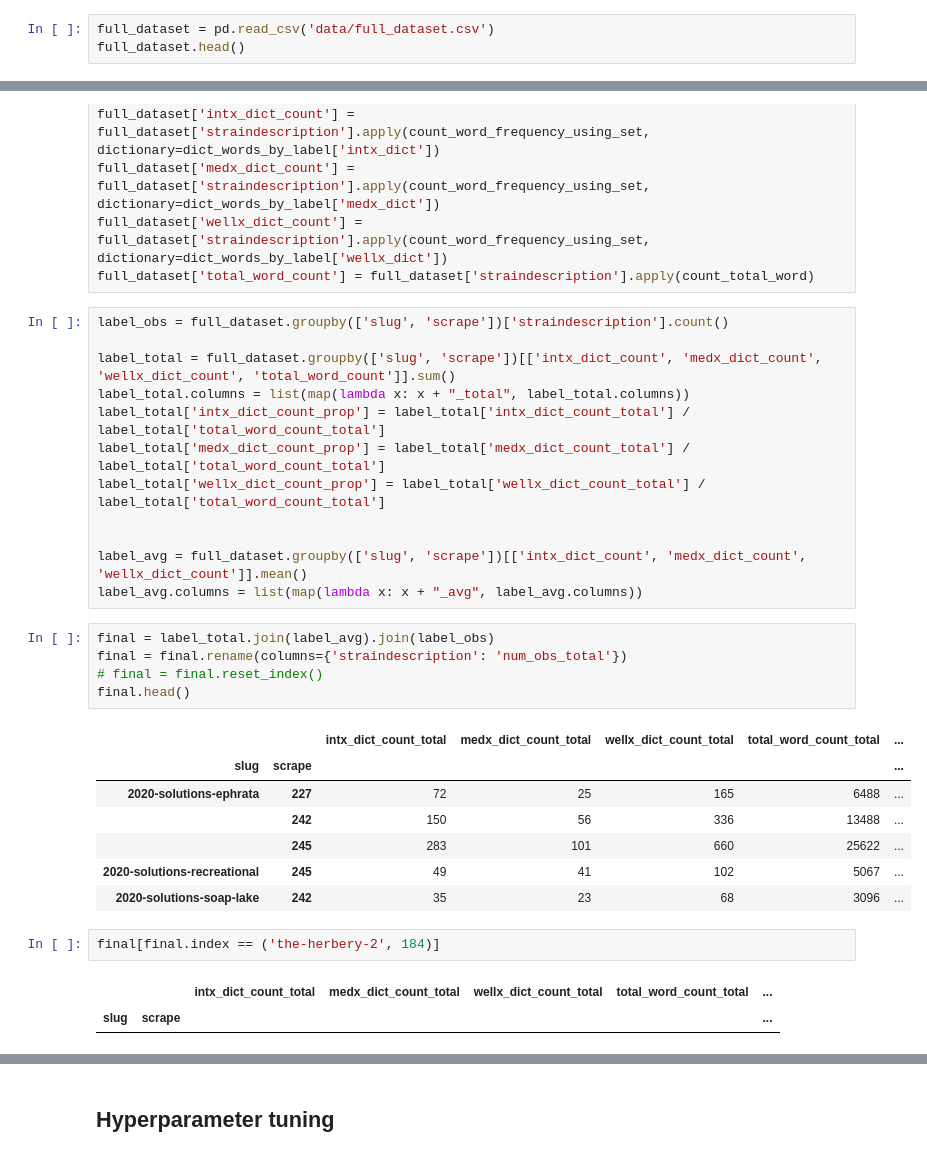
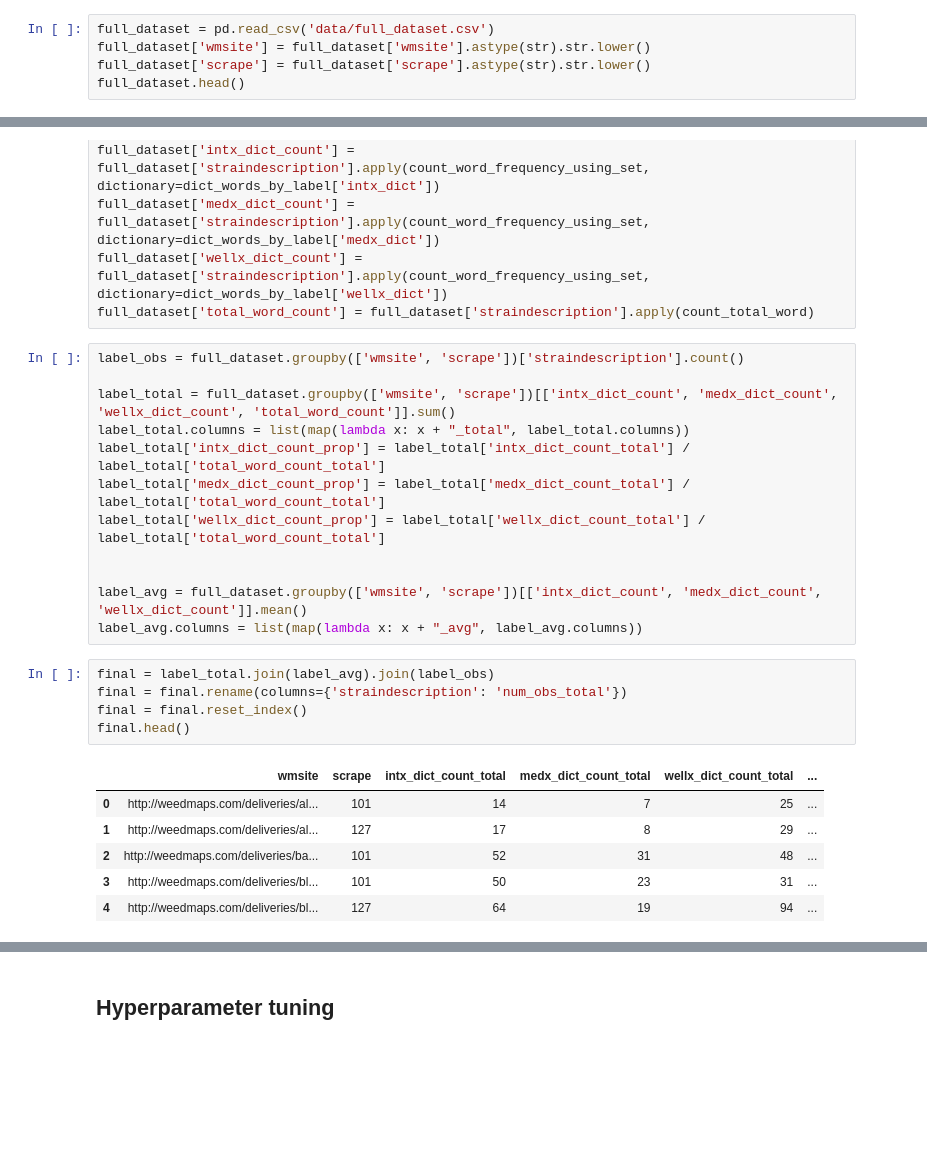
Before and after one commit to WenhaoP/Cannabis-Integration, a Jupyter notebook: BERT/miscellenous.ipynb, the cells around one changed output, grey strips where cells are left out. Cells and saved outputs as stored; diff of their text form; blank space fills up the shorter version.

```diff
--- a/BERT/miscellenous.ipynb
+++ b/BERT/miscellenous.ipynb
@@ -99,5 +95,7 @@ array([257, 101, 127, 154, 184, 215, 227, 242, 245, 255], dtype=int64)
 # %%
 full_dataset = pd.read_csv('data/full_dataset.csv')
+full_dataset['wmsite'] = full_dataset['wmsite'].astype(str).str.lower()
+full_dataset['scrape'] = full_dataset['scrape'].astype(str).str.lower()
 full_dataset.head()
 # %% [output]
 |  | v1 | address | city | description | email | price_ounce | product_id | published | scrape_number | ... |
@@ -130,32 +128,26 @@ full_dataset['medx_dict_count'] = full_dataset['straindescription'].apply(count_
 full_dataset['wellx_dict_count'] = full_dataset['straindescription'].apply(count_word_frequency_using_set, dictionary=dict_words_by_label['wellx_dict'])
 full_dataset['total_word_count'] = full_dataset['straindescription'].apply(count_total_word)
 # %%
-label_obs = full_dataset.groupby(['slug', 'scrape'])['straindescription'].count()
+label_obs = full_dataset.groupby(['wmsite', 'scrape'])['straindescription'].count()
 
-label_total = full_dataset.groupby(['slug', 'scrape'])[['intx_dict_count', 'medx_dict_count', 'wellx_dict_count', 'total_word_count']].sum()
+label_total = full_dataset.groupby(['wmsite', 'scrape'])[['intx_dict_count', 'medx_dict_count', 'wellx_dict_count', 'total_word_count']].sum()
 label_total.columns = list(map(lambda x: x + "_total", label_total.columns))
 label_total['intx_dict_count_prop'] = label_total['intx_dict_count_total'] / label_total['total_word_count_total']
 label_total['medx_dict_count_prop'] = label_total['medx_dict_count_total'] / label_total['total_word_count_total']
 label_total['wellx_dict_count_prop'] = label_total['wellx_dict_count_total'] / label_total['total_word_count_total']
 
 
-label_avg = full_dataset.groupby(['slug', 'scrape'])[['intx_dict_count', 'medx_dict_count', 'wellx_dict_count']].mean()
+label_avg = full_dataset.groupby(['wmsite', 'scrape'])[['intx_dict_count', 'medx_dict_count', 'wellx_dict_count']].mean()
 label_avg.columns = list(map(lambda x: x + "_avg", label_avg.columns))
 # %%
 final = label_total.join(label_avg).join(label_obs)
 final = final.rename(columns={'straindescription': 'num_obs_total'})
-# final = final.reset_index()
+final = final.reset_index()
 final.head()
 # %% [output]
-|  |  | intx_dict_count_total | medx_dict_count_total | wellx_dict_count_total | total_word_count_total | ... |
-| slug | scrape |  |  |  |  | ... |
-| 2020-solutions-ephrata | 227 | 72 | 25 | 165 | 6488 | ... |
-|  | 242 | 150 | 56 | 336 | 13488 | ... |
-|  | 245 | 283 | 101 | 660 | 25622 | ... |
-| 2020-solutions-recreational | 245 | 49 | 41 | 102 | 5067 | ... |
-| 2020-solutions-soap-lake | 242 | 35 | 23 | 68 | 3096 | ... |
+|  | wmsite | scrape | intx_dict_count_total | medx_dict_count_total | wellx_dict_count_total | ... |
+| 0 | http://weedmaps.com/deliveries/al... | 101 | 14 | 7 | 25 | ... |
+| 1 | http://weedmaps.com/deliveries/al... | 127 | 17 | 8 | 29 | ... |
+| 2 | http://weedmaps.com/deliveries/ba... | 101 | 52 | 31 | 48 | ... |
+| 3 | http://weedmaps.com/deliveries/bl... | 101 | 50 | 23 | 31 | ... |
+| 4 | http://weedmaps.com/deliveries/bl... | 127 | 64 | 19 | 94 | ... |
-# %%
-final[final.index == ('the-herbery-2', 184)]
-# %% [output]
-|  |  | intx_dict_count_total | medx_dict_count_total | wellx_dict_count_total | total_word_count_total | ... |
-| slug | scrape |  |  |  |  | ... |
```
Also changed, not shown: parts of 7 cells of this notebook.
